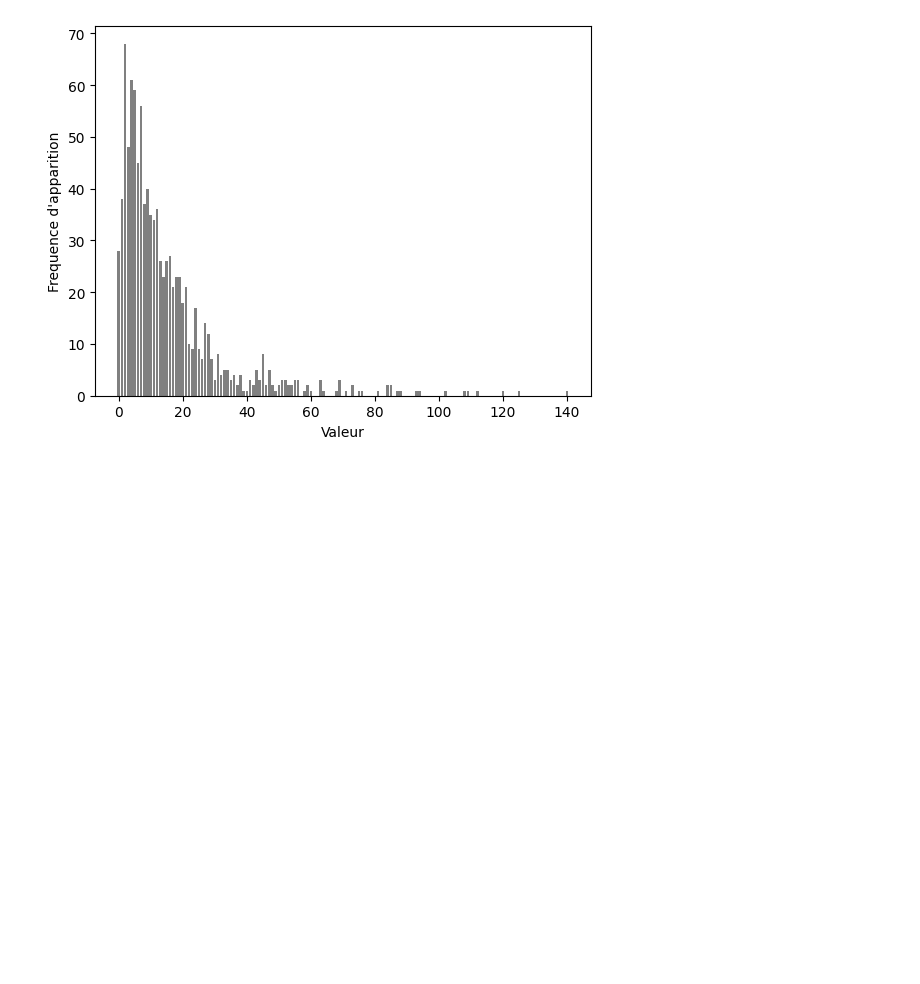
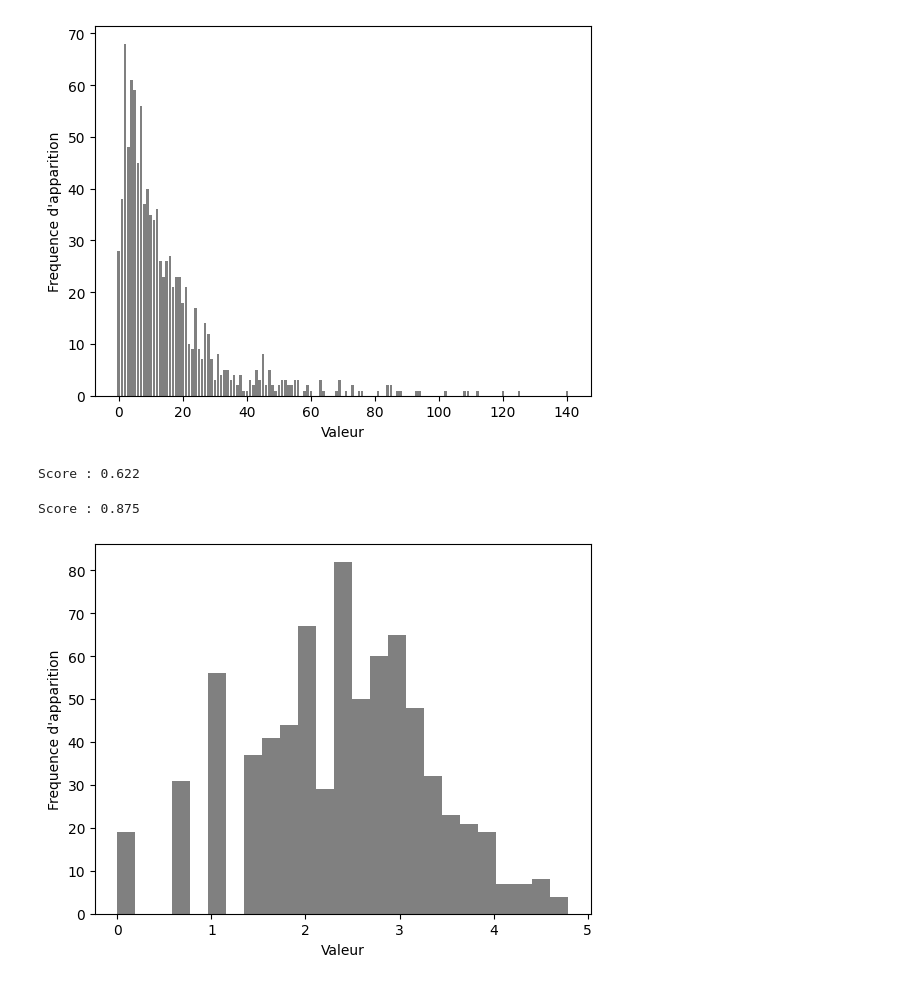
Before and after one commit to 012kirby210/mg-scikitlearn, a Jupyter notebook: [CaracteristiqueEngineering] Transfos non lineaires univaries.ipynb, the cells around one changed output. Cells and saved outputs as stored; diff of their text form; code cells hidden in the pictures; blank space fills up the shorter version.

```diff
--- a/[CaracteristiqueEngineering] Transfos non lineaires univaries.ipynb
+++ b/[CaracteristiqueEngineering] Transfos non lineaires univaries.ipynb
@@ -51,3 +51,29 @@ Nombre d'apparitions :
   1  0  0  0  0  1  0  0  0  0  0  0  0  0  0  0  0  0  0  0  1]
 Text(0.5, 0, 'Valeur')
 [figure]
+# %%
+# En essayant une régression ridge
+from sklearn.linear_model import Ridge
+from sklearn.model_selection import train_test_split
+
+X_train,X_test,y_train,y_test=train_test_split(X,y, random_state=0)
+score = Ridge().fit(X_train,y_train).score(X_test,y_test)
+print("Score : {:.3f}".format(score))
+# %% [output]
+Score : 0.622
+# %%
+# En transformant les données en utilisant un log ( avec changement de variable, la valeur 0 existe dans les données)
+X_train_log = np.log(X_train+1)
+X_test_log = np.log(X_test+1)
+
+plt.hist(X_train_log[:,0],bins=25,color='grey')
+plt.ylabel("Frequence d'apparition")
+plt.xlabel("Valeur")
+
+# Soit un score avec ridge de :
+
+score = Ridge().fit(X_train_log,y_train).score(X_test_log,y_test)
+print("Score : {:.3f}".format(score))
+# %% [output]
+Score : 0.875
+[figure, added]
```
